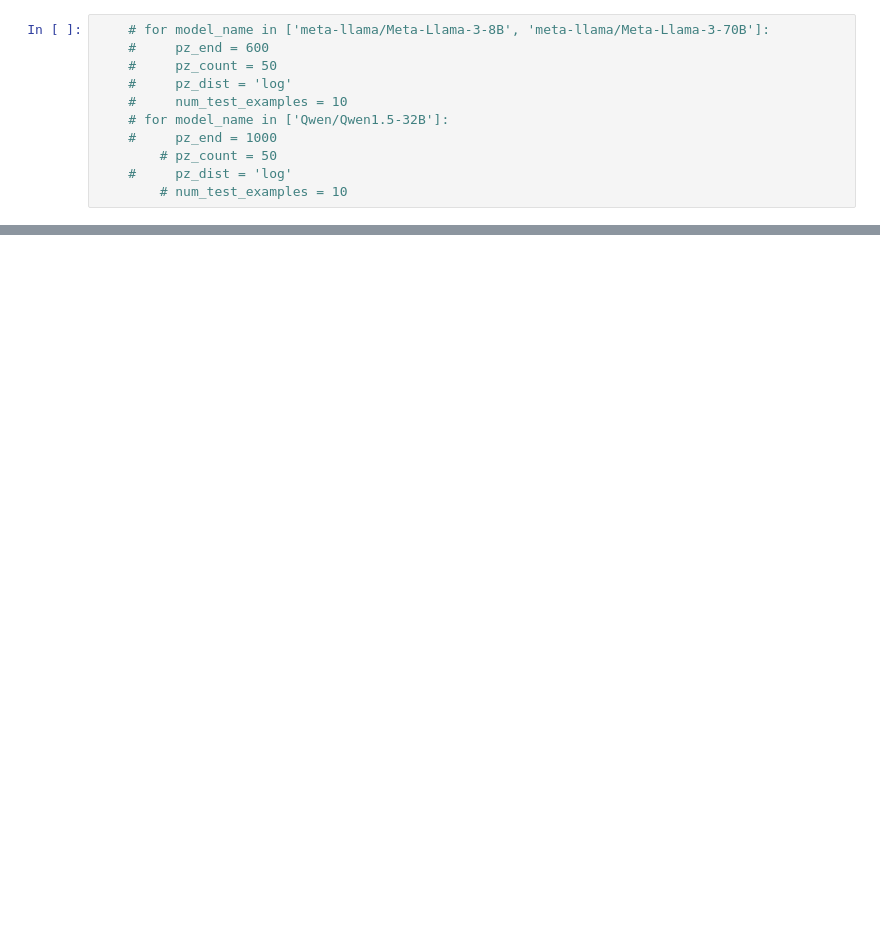
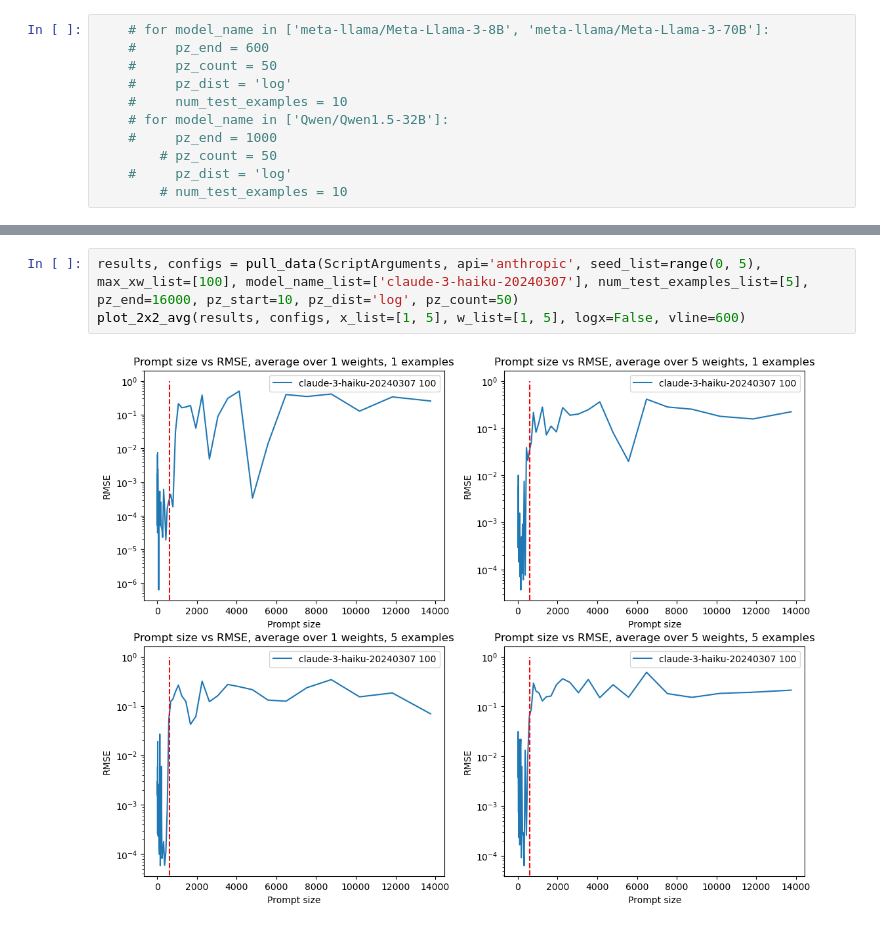
Before and after one commit to JackCai1206/multiple-ascent, a Jupyter notebook: plotting.ipynb, the cells around one changed output, grey strips where cells are left out. Drawn from its saved outputs; the diff is of its cells as text; blank space fills up the shorter version.

```diff
--- a/plotting.ipynb
+++ b/plotting.ipynb
@@ -119,0 +195,5 @@ Not enough data for Meta-Llama-3-8B 1000
+# %%
+results, configs = pull_data(ScriptArguments, api='anthropic', seed_list=range(0, 5), max_xw_list=[100], model_name_list=['claude-3-haiku-20240307'], num_test_examples_list=[5], pz_end=16000, pz_start=10, pz_dist='log', pz_count=50)
+plot_2x2_avg(results, configs, x_list=[1, 5], w_list=[1, 5], logx=False, vline=600)
+# %% [output]
+[figure, added]
```
Also changed, not shown: parts of 11 cells of this notebook, 2 other files.
